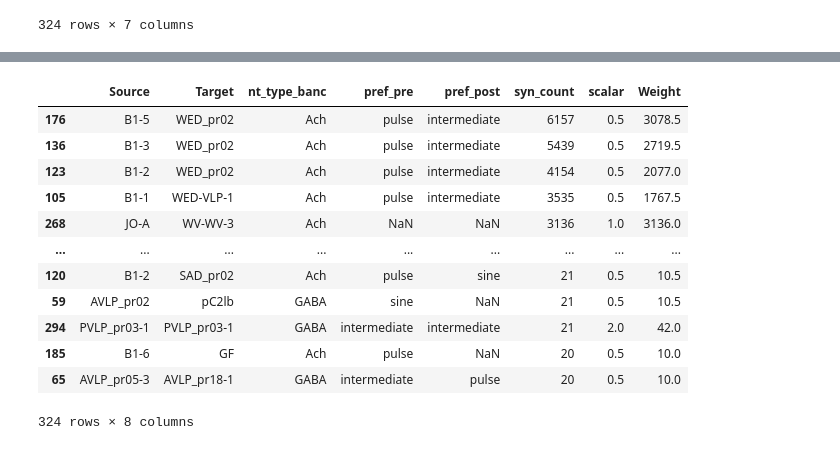
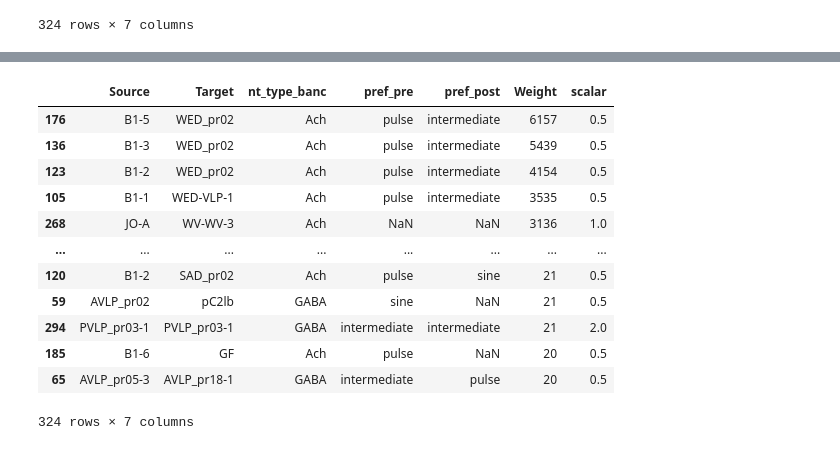
Before and after one commit to grace-cai08/sp25, a Jupyter notebook: wiringdgrm.ipynb, the cells around one changed output, grey strips where cells are left out. Saved outputs shown, nothing was run; the diff lists cells and outputs as text; code cells hidden in the pictures.

Commit message:
removed scaled weight column from g6

```diff
--- a/wiringdgrm.ipynb
+++ b/wiringdgrm.ipynb
@@ -554,9 +554,3 @@ g6
 | 185 | B1-6 | GF | Ach | pulse | NaN | 20 | 0.5 |
 | 65 | AVLP_pr05-3 | AVLP_pr18-1 | GABA | intermediate | pulse | 20 | 0.5 |
 324 rows × 7 columns
-# %%
-# add new weight column
-
-g6['Weight'] = g6['syn_count'] * g6['scalar']
-
-g6
@@ -577,20 +557,20 @@ g6
 # %%
 # rename columns
 
-g6 = g6.rename(columns={'type_pre':'Source', 'type_post':'Target'})
+g6 = g6.rename(columns={'type_pre':'Source', 'type_post':'Target', 'syn_count':'Weight'})
 g6
 # %% [output]
-|  | Source | Target | nt_type_banc | pref_pre | pref_post | syn_count | scalar | Weight |
-| 176 | B1-5 | WED_pr02 | Ach | pulse | intermediate | 6157 | 0.5 | 3078.5 |
-| 136 | B1-3 | WED_pr02 | Ach | pulse | intermediate | 5439 | 0.5 | 2719.5 |
-| 123 | B1-2 | WED_pr02 | Ach | pulse | intermediate | 4154 | 0.5 | 2077.0 |
-| 105 | B1-1 | WED-VLP-1 | Ach | pulse | intermediate | 3535 | 0.5 | 1767.5 |
-| 268 | JO-A | WV-WV-3 | Ach | NaN | NaN | 3136 | 1.0 | 3136.0 |
-| ... | ... | ... | ... | ... | ... | ... | ... | ... |
-| 120 | B1-2 | SAD_pr02 | Ach | pulse | sine | 21 | 0.5 | 10.5 |
-| 59 | AVLP_pr02 | pC2lb | GABA | sine | NaN | 21 | 0.5 | 10.5 |
-| 294 | PVLP_pr03-1 | PVLP_pr03-1 | GABA | intermediate | intermediate | 21 | 2.0 | 42.0 |
-| 185 | B1-6 | GF | Ach | pulse | NaN | 20 | 0.5 | 10.0 |
-| 65 | AVLP_pr05-3 | AVLP_pr18-1 | GABA | intermediate | pulse | 20 | 0.5 | 10.0 |
+|  | Source | Target | nt_type_banc | pref_pre | pref_post | Weight | scalar |
+| 176 | B1-5 | WED_pr02 | Ach | pulse | intermediate | 6157 | 0.5 |
+| 136 | B1-3 | WED_pr02 | Ach | pulse | intermediate | 5439 | 0.5 |
+| 123 | B1-2 | WED_pr02 | Ach | pulse | intermediate | 4154 | 0.5 |
+| 105 | B1-1 | WED-VLP-1 | Ach | pulse | intermediate | 3535 | 0.5 |
+| 268 | JO-A | WV-WV-3 | Ach | NaN | NaN | 3136 | 1.0 |
+| ... | ... | ... | ... | ... | ... | ... | ... |
+| 120 | B1-2 | SAD_pr02 | Ach | pulse | sine | 21 | 0.5 |
+| 59 | AVLP_pr02 | pC2lb | GABA | sine | NaN | 21 | 0.5 |
+| 294 | PVLP_pr03-1 | PVLP_pr03-1 | GABA | intermediate | intermediate | 21 | 2.0 |
+| 185 | B1-6 | GF | Ach | pulse | NaN | 20 | 0.5 |
+| 65 | AVLP_pr05-3 | AVLP_pr18-1 | GABA | intermediate | pulse | 20 | 0.5 |
-324 rows × 8 columns
+324 rows × 7 columns
 # %%
```
Also changed, not shown: parts of 4 cells of this notebook, 1 other file.
